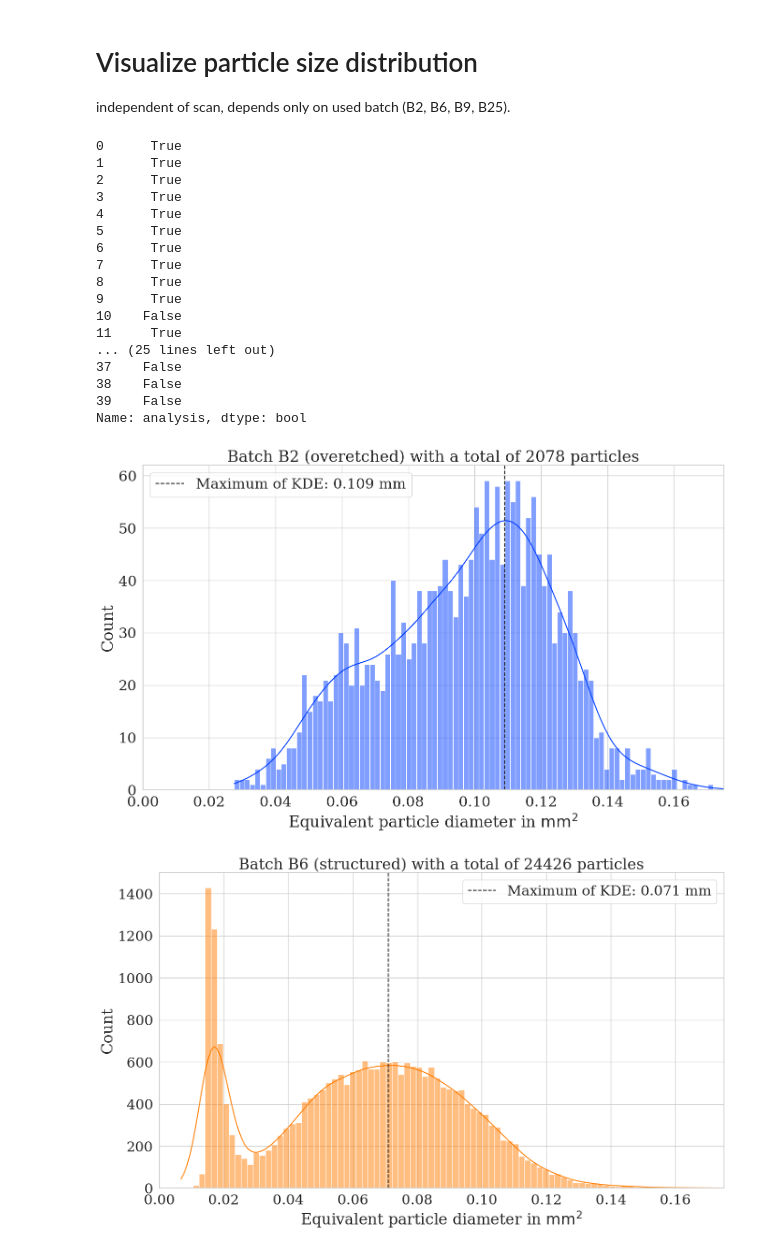
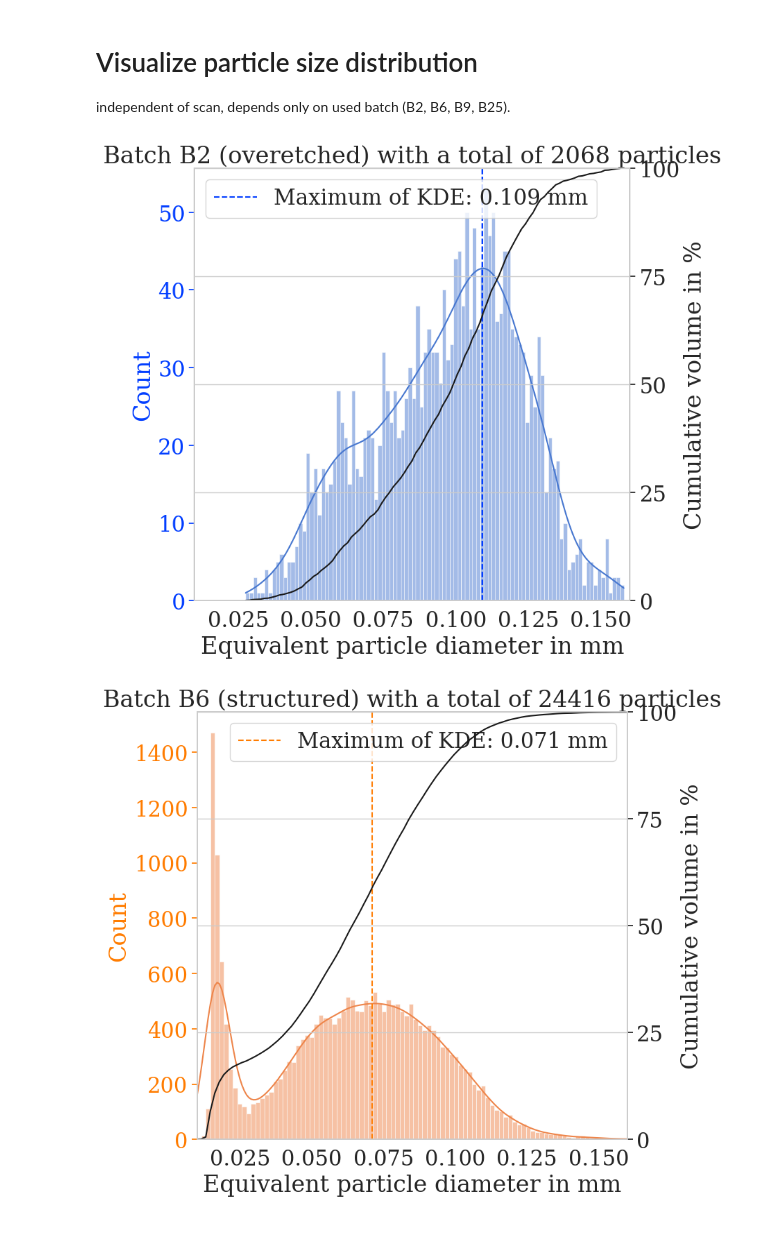
Before and after one commit to Eudoxosfly/Masterthesis, a Jupyter notebook: uCT_analysis/visualization.ipynb, the cells around one changed output. Saved outputs shown, nothing was run; the diff lists cells and outputs as text; code cells hidden in the pictures.

```diff
--- a/uCT_analysis/visualization.ipynb
+++ b/uCT_analysis/visualization.ipynb
@@ -117,50 +121,52 @@ b25 = specimen_overview[(specimen_overview["Batch"] == "B25") & analysed]["speci
 batch_list = [b2, b6, b9, b25]
 batch_names = ["B2 (overetched)", "B6 (structured)", "B9 (raw)", "B25 (structured)"]
 diameter_distribution = {}
+cumulative_volume = {}
 for batch, name in zip(batch_list, batch_names):
     volumes = []
     for specimen in batch:
         volumes = np.concat([volumes, analytics[specimen]["particle_statistics"]["volume_mm3"].values * SCALE_FACTOR_3D], axis=None)
-    diameter_distribution[name] = np.cbrt(volumes)
+    diameter_distribution[name] = np.sort(np.cbrt(volumes))[:-10]
+    counts, bins = np.histogram(np.sort(np.cbrt(volumes))[:-10], bins=100)
+    cumulative_volume[name] = {"y": np.cumsum(counts) / np.sum(counts) * 100,
+                               "x": bins[:-1]}
-# %% [output]
-0      True
-1      True
-2      True
-3      True
-4      True
-5      True
-6      True
-7      True
-8      True
-9      True
-10    False
-11     True
-... (25 lines left out)
-37    False
-38    False
-39    False
-Name: analysis, dtype: bool
 # %%
 sns.set_context("paper")
 sns.set_theme(font="serif", style="whitegrid", font_scale=2)
 peaks = [0.109, 0.071, 0.064, 0.069]
-cmap = sns.color_palette("bright", 4)
+cmap = sns.color_palette("muted", 4)
+cmap_line = sns.color_palette("bright", 4)
+
 for ii, batch in enumerate(batch_names):
-    fig, ax = plt.subplots(1, 1, figsize=(16, 9))
-    df = pd.DataFrame(diameter_distribution[batch], columns=["Equivalent particle diameter in $\mathrm{mm^2}$"])
+    fig, ax = plt.subplots(1, 1, figsize=(8, 8))
+    df = pd.DataFrame(diameter_distribution[batch], columns=["Equivalent particle diameter in mm"])
     sns.histplot(df,
-                 x="Equivalent particle diameter in $\mathrm{mm^2}$",
+                 x="Equivalent particle diameter in mm",
                  bins=100,
                  ax=ax,
                  kde=True,
                  color=cmap[ii])
-    ax.axvline(peaks[ii], color="k", linestyle="--", label="Maximum of KDE: " + str(peaks[ii]) + " mm")
-    ax.legend()
+    ax2 = ax.twinx()
+    sns.lineplot(data=pd.DataFrame(cumulative_volume[batch]),
+                    x="x",
+                    y="y",
+                    ax=ax2,
+                    color="k")
+    ax2.grid("minor")
+    ax2.legend([], [], frameon=False)
+    ax2.set_ylabel("Cumulative volume in %")
+    ax2.set_ylim(0, 100)
+    ax2.set_yticks(np.arange(0, 101, 25))
+    ax.axvline(peaks[ii], color=cmap_line[ii], linestyle="--", label="Maximum of KDE: " + str(peaks[ii]) + " mm")
+    ax.legend(loc="upper left" if batch == "B2 (overetched)" else "upper right")
     ax.set_title("Batch " + batch + " with a total of " + str(len(diameter_distribution[batch])) + " particles")
     ax.set_ylabel('Count')
-    ax.set_xlim(0, 0.175)
+    ax.set_xlim(0.01, 0.16)
+    ax.grid(False)
+    ax.yaxis.label.set_color(cmap_line[ii])
+    ax.tick_params(axis='y', colors=cmap_line[ii])
     fig.savefig("../../06_Results/ParticleSizeDistribution/" + batch + ".pdf", bbox_inches="tight", pad_inches=0)
     fig.savefig("../../06_Results/ParticleSizeDistribution/" + batch + ".png", bbox_inches="tight", pad_inches=0)
 # %% [output]
-[figure, old version]
+[figure, new version]
-[figure, old version]
+[figure, new version]
```
Also changed, not shown: parts of 16 cells of this notebook, 8 other files.
